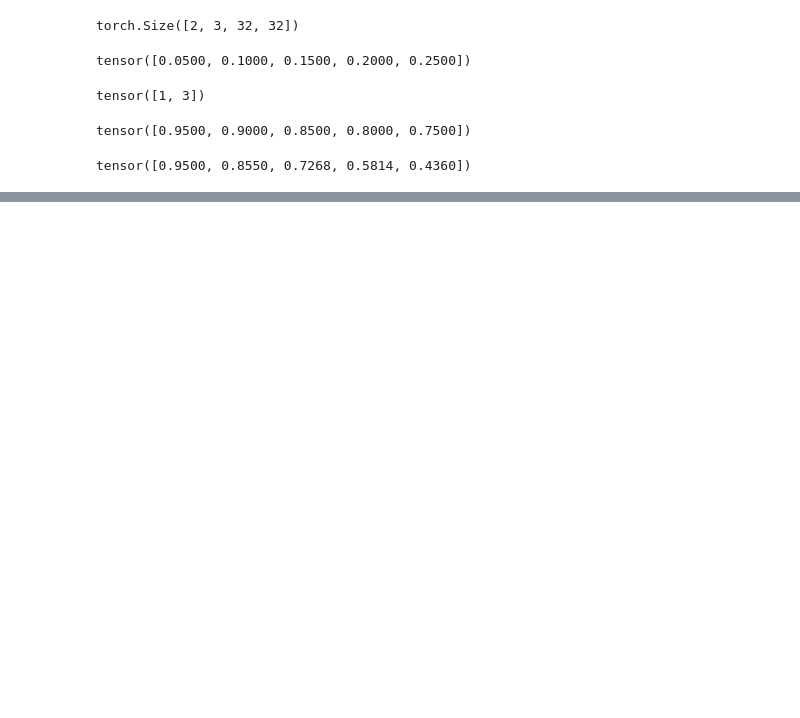
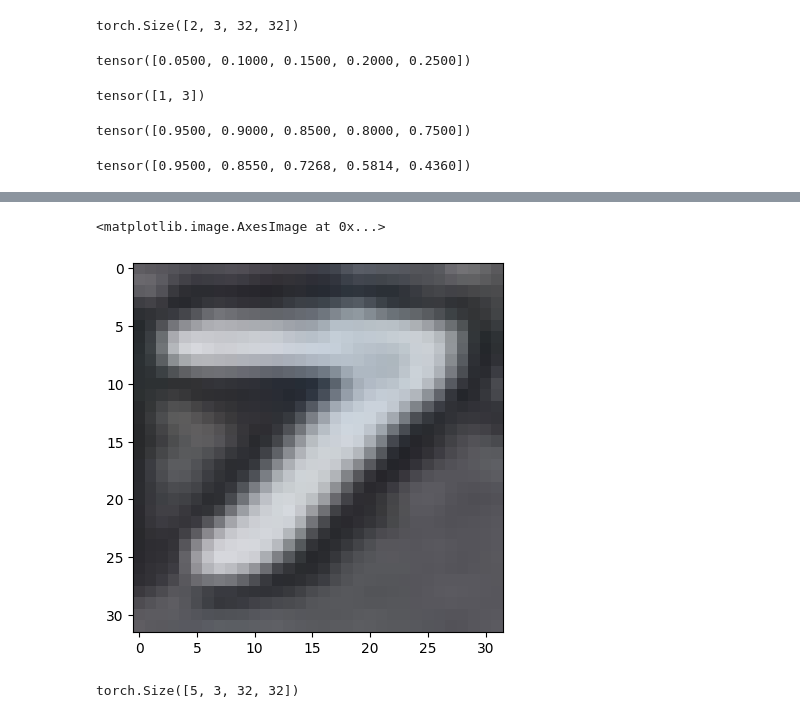
Before and after one commit to iteam1/DDPM, a Jupyter notebook: notebooks/diffusion_tutorial.ipynb, the cells around one changed output, grey strips where cells are left out. Cells and saved outputs as stored; diff of their text form; code cells hidden in the pictures; blank space fills up the shorter version.

```diff
--- a/notebooks/diffusion_tutorial.ipynb
+++ b/notebooks/diffusion_tutorial.ipynb
@@ -44,0 +117,16 @@ tensor([0.9500, 0.8550, 0.7268, 0.5814, 0.4360])
+# %%
+IMAGE_SHAPE = (32,32)
+transform = transforms.Compose([
+    transforms.Resize(IMAGE_SHAPE), # Resize the input image
+    transforms.ToTensor(), # Convert to torch tensor (scales data into [0,1])
+    transforms.Lambda(lambda t: (t * 2) - 1), # Scale data between [-1, 1]
+])
+
+
+reverse_transform = transforms.Compose([
+    transforms.Lambda(lambda t: (t + 1) / 2), # Scale data between [0,1]
+    transforms.Lambda(lambda t: t.permute(1, 2, 0)), # CHW to HWC
+    transforms.Lambda(lambda t: t * 255.), # Scale data between [0.,255.]
+    transforms.Lambda(lambda t: t.cpu().numpy().astype(np.uint8)), # Convert into an uint8 numpy array
+    transforms.ToPILImage(), # Convert to PIL image
+])
@@ -44,0 +139,14 @@ tensor([0.9500, 0.8550, 0.7268, 0.5814, 0.4360])
+# %%
+# test reverse transform function
+plt.imshow(reverse_transform(torch_image))
+# %% [output]
+<matplotlib.image.AxesImage at 0x...>
+[figure, added]
+# %%
+t = torch.tensor([0,1,2,3,4]) # batch of 5 t value
+batch_images  = torch.stack([torch_image] * t.size()[0]) # batch of 5 image
+noisy_images,_ = forward_diffusion(batch_images,t)
+
+noisy_images.size()
+# %% [output]
+torch.Size([5, 3, 32, 32])
```
Also changed, not shown: parts of 22 cells of this notebook.
